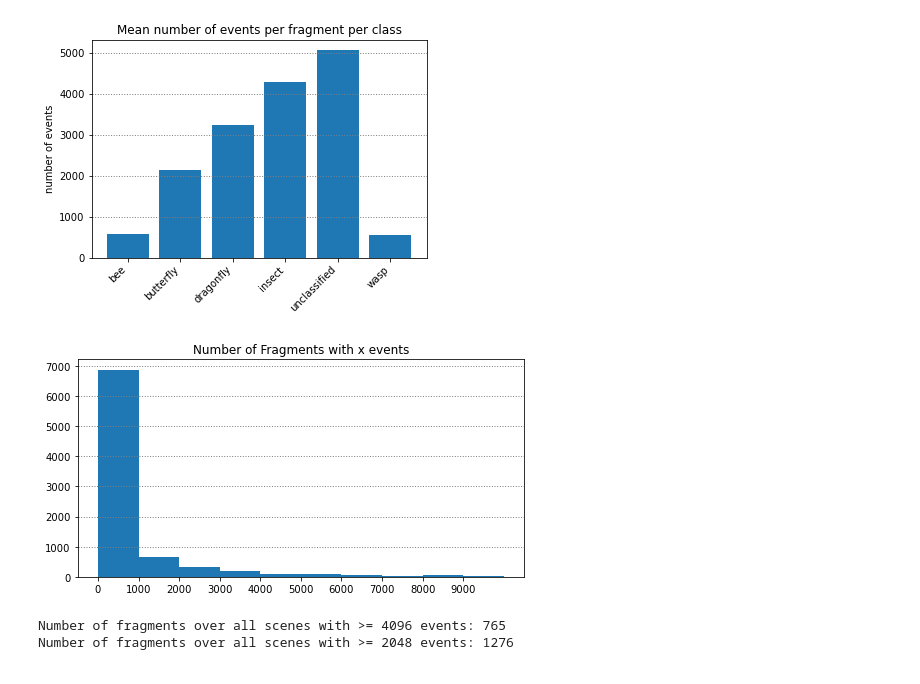
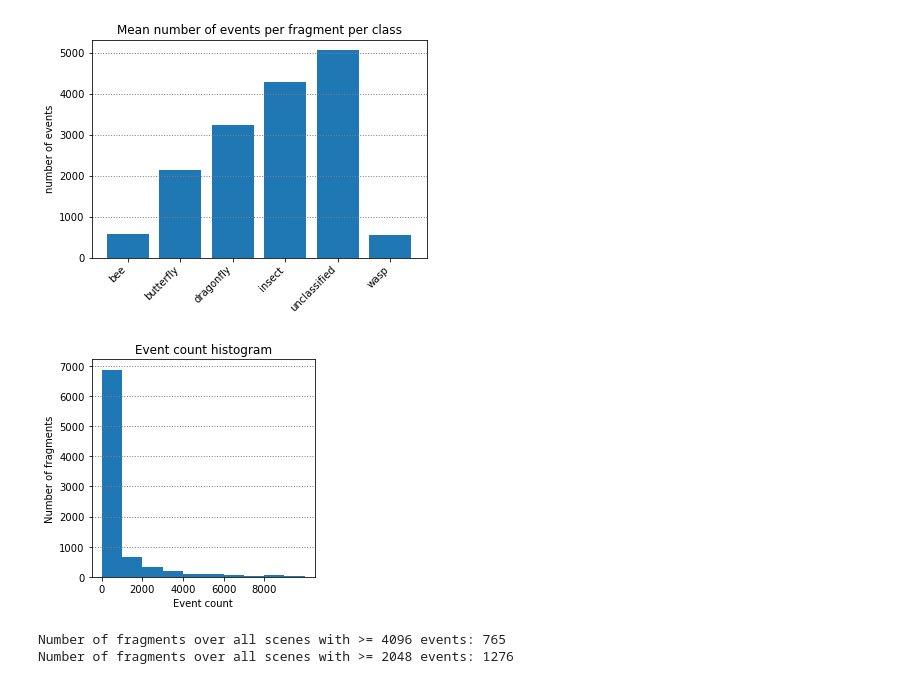
Before and after one commit to boeges/ma_point_cloud_processing, a Jupyter notebook: inspect_hist_statistics.ipynb, the cells around one changed output. Saved outputs shown, nothing was run; the diff lists cells and outputs as text; code cells hidden in the pictures.

```diff
--- a/inspect_hist_statistics.ipynb
+++ b/inspect_hist_statistics.ipynb
@@ -7,4 +9,7 @@ import pandas as pd
 # %%
+FIGURE_OUTPUT_DIR = Path("output/figures/statistics")
+FIGURE_OUTPUT_DIR.mkdir(exist_ok=True)
+
 STATS_BASE_DIR = Path("output/statistics/hist/")
 
 separated_mu = pd.read_csv(STATS_BASE_DIR / "tf100ms_2_separated_mu" / "all_fragments.csv")
@@ -110,14 +148,17 @@ plt.show()
 [figure]
 [figure]
 # %%
-plt.figure(figsize=(8,4))
+plt.figure(figsize=(4,4))
 plt.hist(df["frag_evnt_count"], bins=list(range(0, 1000*10+1, 1000)))
-plt.title("Number of Fragments with x events")
-plt.xticks(np.arange(0, 1000*10, 1000))
+plt.title("Event count histogram")
+plt.xlabel("Event count")
+plt.xticks(np.arange(0, 1000*10, 2000))
+plt.ylabel("Number of fragments")
 plt.grid(True, axis="y", color = "grey", linewidth = "1", linestyle = "dotted")
+plt.savefig(FIGURE_OUTPUT_DIR/"Event count histogram.png", format="png", bbox_inches="tight", dpi=200)
 plt.show()
 # %% [output]
-[figure, old version]
+[figure, new version]
 # %%
 df1 = df[df["frag_evnt_count"] >= 4096 ]["scene"].count()
 print("Number of fragments over all scenes with >= 4096 events:", df1)
```
Also changed, not shown: parts of 8 cells of this notebook.
